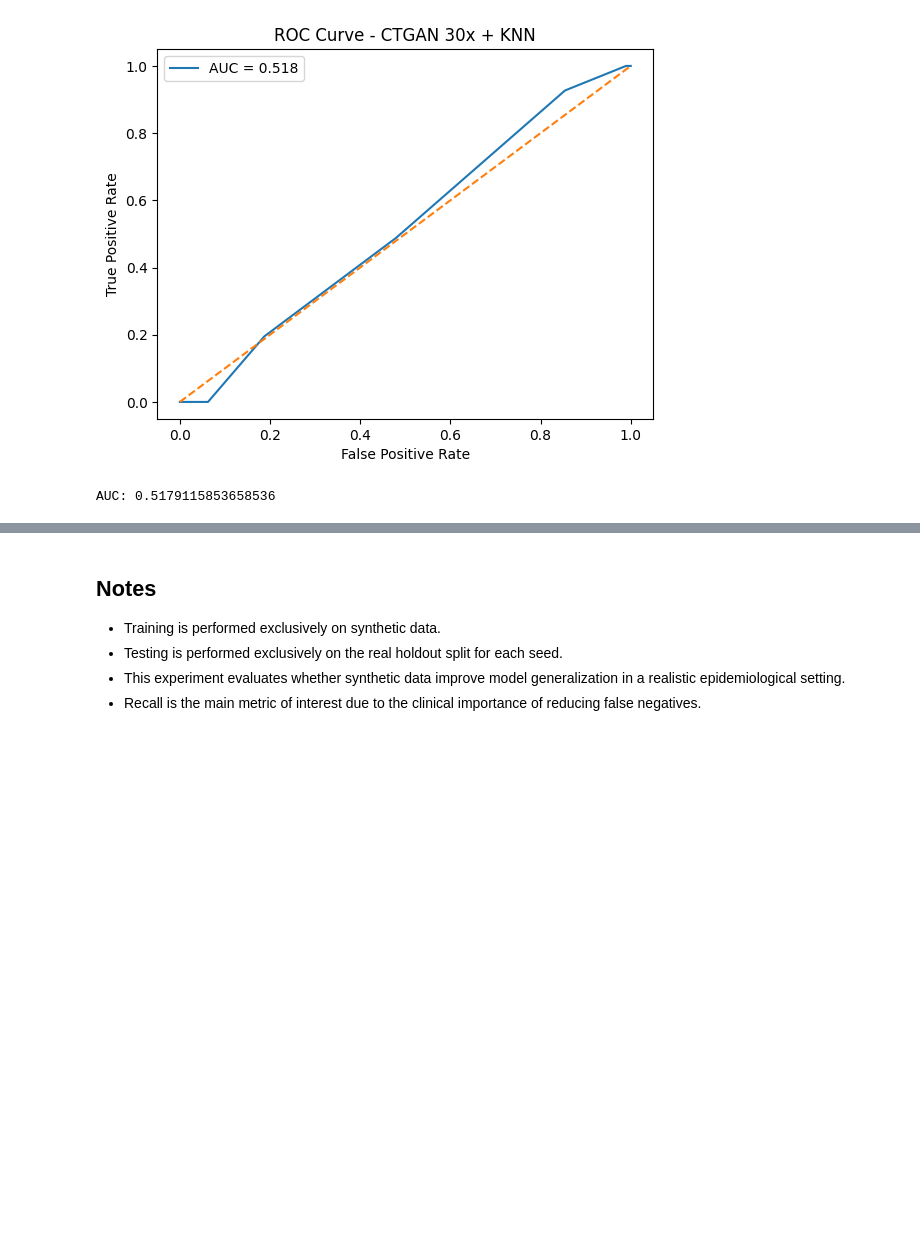
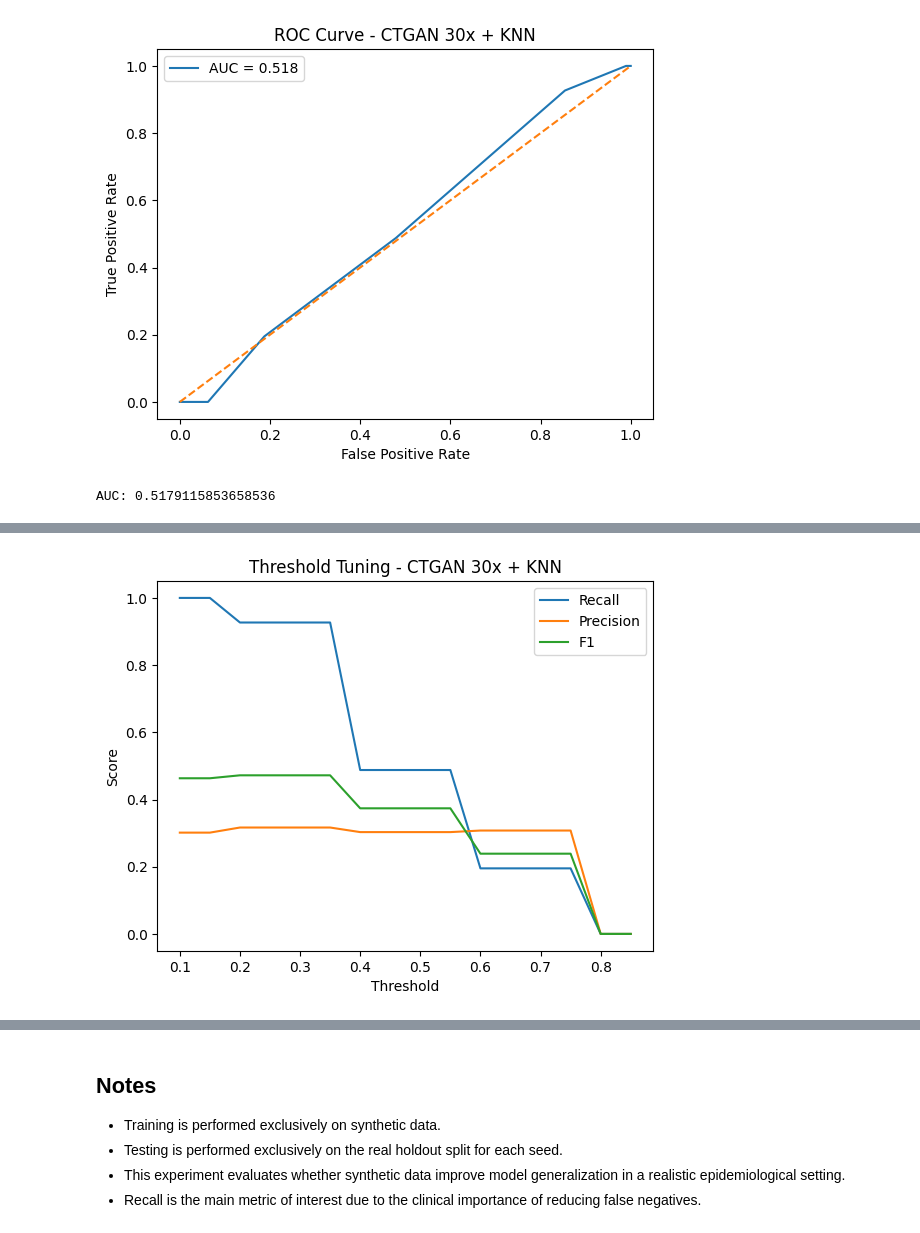
Before and after one commit to infopontes/lvc-synthetic-data-ml, a Jupyter notebook: notebooks/06_synthetic_to_real_evaluation.ipynb, the cells around one changed output, grey strips where cells are left out. Saved outputs shown, nothing was run; the diff lists cells and outputs as text; code cells hidden in the pictures; blank space fills up the shorter version.

Commit message:
Refine synthetic-to-real evaluation: added threshold tuning, PR analysis, and updated README with final results and clinical interpretation

```diff
--- a/notebooks/06_synthetic_to_real_evaluation.ipynb
+++ b/notebooks/06_synthetic_to_real_evaluation.ipynb
@@ -340,3 +340,22 @@ print("AUC:", roc_auc)
 [figure]
 [figure]
 AUC: 0.5179115853658536
+# %%
+import numpy as np
+
+thresholds = np.arange(0.1, 0.9, 0.05)
+
+results_threshold = []
+
+for t in thresholds:
+    y_pred_thresh = (y_proba >= t).astype(int)
+
+    results_threshold.append({
+        "threshold": t,
+        "recall": recall_score(y_test_real, y_pred_thresh),
+        "precision": precision_score(y_test_real, y_pred_thresh),
+        "f1": f1_score(y_test_real, y_pred_thresh)
+    })
+
+threshold_df = pd.DataFrame(results_threshold)
+display(threshold_df)
@@ -342,0 +380,17 @@ AUC: 0.5179115853658536
+# %%
+import matplotlib.pyplot as plt
+
+plt.figure()
+
+plt.plot(threshold_df["threshold"], threshold_df["recall"], label="Recall")
+plt.plot(threshold_df["threshold"], threshold_df["precision"], label="Precision")
+plt.plot(threshold_df["threshold"], threshold_df["f1"], label="F1")
+
+plt.xlabel("Threshold")
+plt.ylabel("Score")
+plt.title("Threshold Tuning - CTGAN 30x + KNN")
+plt.legend()
+
+plt.show()
+# %% [output]
+[figure, added]
```
Also changed, not shown: parts of 4 cells of this notebook, 1 other file.
